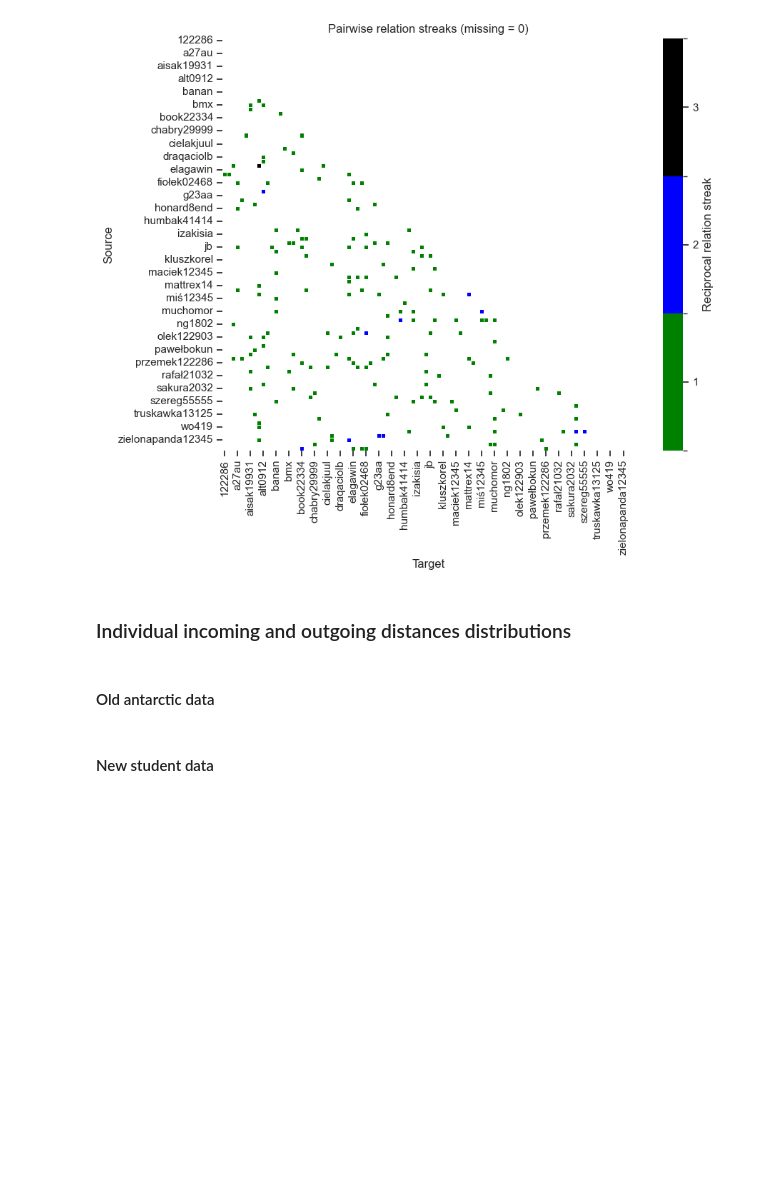
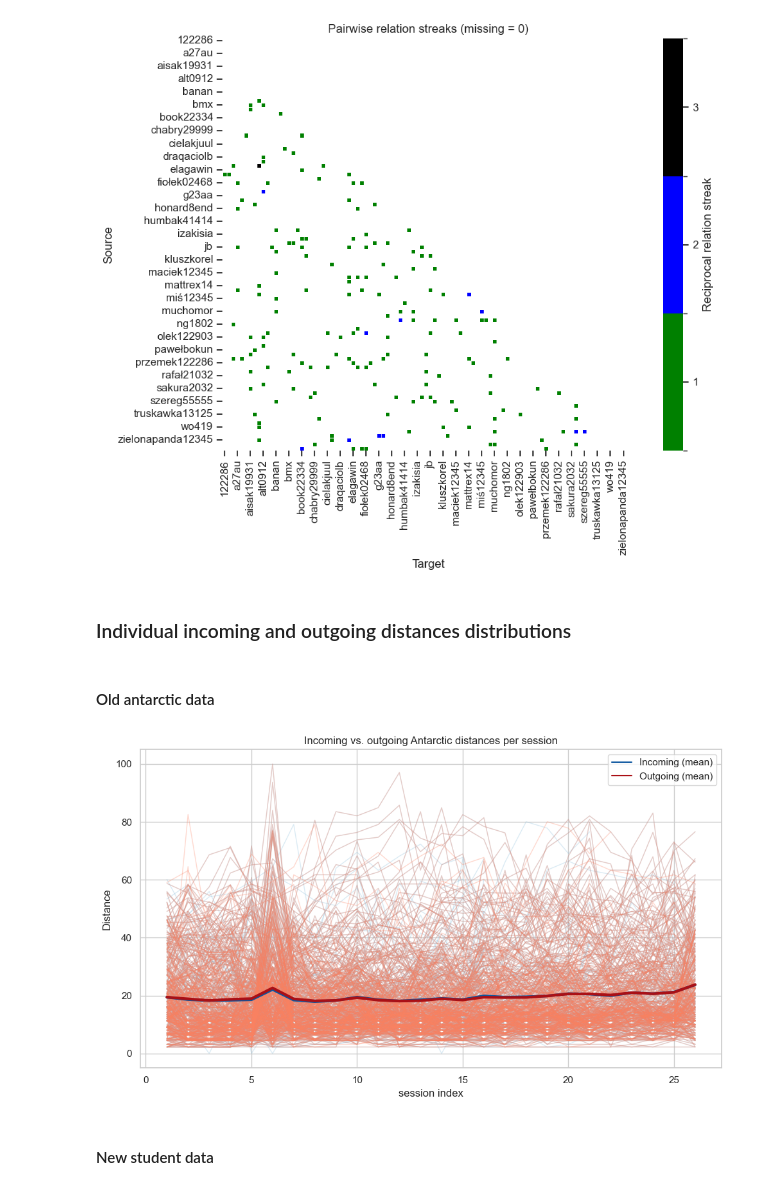
Before and after one commit to marcindahlen/Antarctica_research_2020, a Jupyter notebook: notebook.ipynb, the cells around one changed output. Cells and saved outputs as stored; diff of their text form; code cells hidden in the pictures; blank space fills up the shorter version.

Commit message:
added incoming/outgoing plot for old data

```diff
--- a/notebook.ipynb
+++ b/notebook.ipynb
@@ -896,2 +918,67 @@ matplotlib.pyplot.show()
+# %%
+records = []
+
+for src, targets in antarctic_incoming_distances.items():
+    for dst, series in targets.items():
+        for i, val in enumerate(series, start=1):
+            records.append(
+                {"session": i,
+                 "distance": val,
+                 "direction": "incoming",
+                 "relation": f"{src}->{dst}"}
+            )
+for src, targets in antarctic_outgoing_distances.items():
+    for dst, series in targets.items():
+        for i, val in enumerate(series, start=1):
+            records.append(
+                {"session": i,
+                 "distance": val,
+                 "direction": "outgoing",
+                 "relation": f"{src}->{dst}"}
+            )
+
+df = pandas.DataFrame.from_records(records)
+
+blues  = seaborn.color_palette("Blues", 6)
+reds   = seaborn.color_palette("Reds", 6)
+soft   = {"incoming": blues[2], "outgoing": reds[2]}
+strong = {"incoming": blues[-1], "outgoing": reds[-1]}
+
+seaborn.set_style("whitegrid")
+fig, ax = matplotlib.pyplot.subplots(figsize=(10, 6))
+seaborn.lineplot(
+    data=df,
+    x="session",
+    y="distance",
+    hue="direction",
+    units="relation",
+    estimator=None,
+    palette=soft,
+    alpha=0.30,
+    lw=1,
+    legend=False,
+    ax=ax,
+)
+seaborn.lineplot(
+    data=df,
+    x="session",
+    y="distance",
+    hue="direction",
+    estimator="mean",
+    errorbar=None,
+    palette=strong,
+    lw=3,
+    ax=ax,
+)
+
+ax.set_title("Incoming vs. outgoing Antarctic distances per session")
+ax.set_xlabel("session index")
+ax.set_ylabel("Distance")
+handles, labels = ax.get_legend_handles_labels()
+ax.legend(handles[-2:], ["Incoming (mean)", "Outgoing (mean)"])
+matplotlib.pyplot.tight_layout()
+matplotlib.pyplot.show()
+# %% [output]
+[figure, added]
 # %% [markdown]
 #### New student data
```
Also changed, not shown: parts of 1 cell of this notebook.
